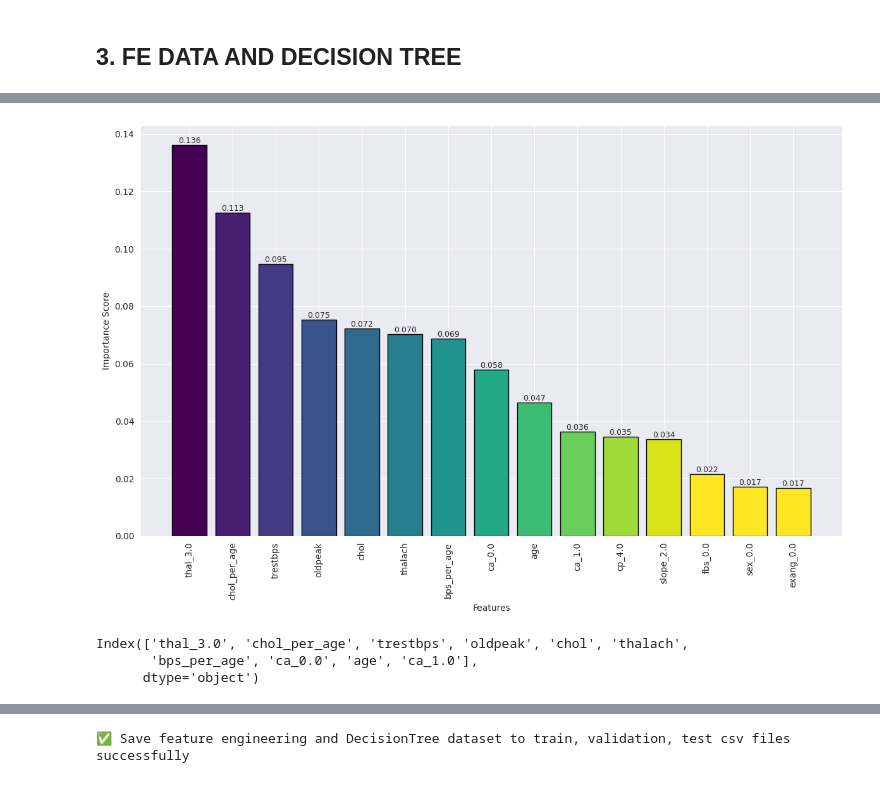
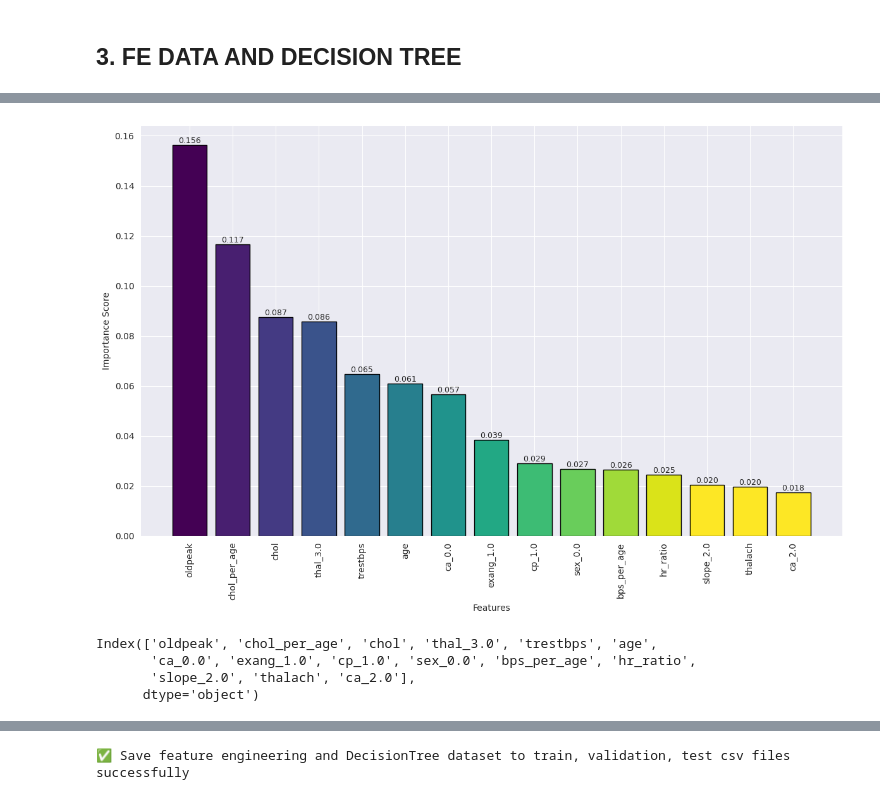
Before and after one commit to isenginer/AIVN_Project4.2_Heart_Disease, a Jupyter notebook: notebooks/03_fe_eda.ipynb, the cells around one changed output, grey strips where cells are left out. Saved outputs shown, nothing was run; the diff lists cells and outputs as text; code cells hidden in the pictures.

```diff
--- a/notebooks/03_fe_eda.ipynb
+++ b/notebooks/03_fe_eda.ipynb
@@ -71,9 +84,10 @@ preprocessing = ColumnTransformer([
 
 fe_pipeline = Pipeline([
     ("add", AddNewFeatures()),
-    ("preprocessing", preprocessing),
+    ("preprocessing", preprocessing)
 ])
 
+#For feature engineering view
 X_train_fe = fe_pipeline.fit_transform(X_train, y_train) # In this situation, y_train is not used
 X_val_fe = fe_pipeline.transform(X_val)
 X_test_fe = fe_pipeline.transform(X_test)
@@ -212,5 +227,18 @@ plt.barh(topN.index, topN.values)
 # %%
-dt_classifier = DecisionTreeClassifier(random_state=42)
-important_fe_features = dt_classifier.fit(X_train_fe, y_train).feature_importances_
-important_fe_data = pd.Series(important_fe_features, index=X_train_fe.columns)
-important_fe_features_sorted = important_fe_data.sort_values(ascending=False)
+# Initial DecisionTreeClassifier parameters
+para_grid = {
+        "max_depth": 10,
+        "min_samples_split": 2,
+        "min_samples_leaf": 1,
+        "criterion": "gini",
+        "max_features": "sqrt",
+        "random_state": 42
+}
+
+# Setup pipeline for pre-processing and DT
+fe_dt_pipeline = Pipeline([
+    ("fe",fe_pipeline),
+    ("dt",DecisionTreeClassifier(**para_grid))
+])
+
+fe_dt_pipeline.fit(X_train, y_train)
@@ -216,0 +263,11 @@ important_fe_features_sorted = important_fe_data.sort_values(ascending=False)
+# %%
+# find the feature from fe_dt_pipeline
+get_pipeline = fe_dt_pipeline.named_steps["fe"].named_steps["preprocessing"]
+if hasattr(get_pipeline, "get_feature_names_out"):
+    fe_dt_features = get_pipeline.get_feature_names_out()
+
+print(f"Feature data after preprocesssing and Decision Tree: \n {fe_dt_features}")
+
+important_feature_table = pd.Series(fe_dt_pipeline.named_steps["dt"].feature_importances_, index=fe_dt_features)
+important_feature_table_sorted = important_feature_table.sort_values(ascending=False)
+important_feature_table_sorted
@@ -217,16 +299,17 @@ important_fe_features_sorted = important_fe_data.sort_values(ascending=False)
 # %%
 from src.data.data_visualization import bar_charts
-bar_charts(important_fe_features_sorted, k=15)
+bar_charts(important_feature_table_sorted, k=15)
 # %% [output]
-[figure, old version]
+[figure, new version]
 # %%
 # Select top K feature of FE & DT
-K = 10
-topK_features = important_fe_features_sorted.index[:K]
+K = 15
+topK_features = important_feature_table_sorted.index[:K]
 print(topK_features)
 # %% [output]
-Index(['thal_3.0', 'chol_per_age', 'trestbps', 'oldpeak', 'chol', 'thalach',
-       'bps_per_age', 'ca_0.0', 'age', 'ca_1.0'],
+Index(['oldpeak', 'chol_per_age', 'chol', 'thal_3.0', 'trestbps', 'age',
+       'ca_0.0', 'exang_1.0', 'cp_1.0', 'sex_0.0', 'bps_per_age', 'hr_ratio',
+       'slope_2.0', 'thalach', 'ca_2.0'],
       dtype='object')
 # %%
 X_train_fe_dt = X_train_fe[topK_features]
```
Also changed, not shown: parts of 10 cells of this notebook, 14 other files.
